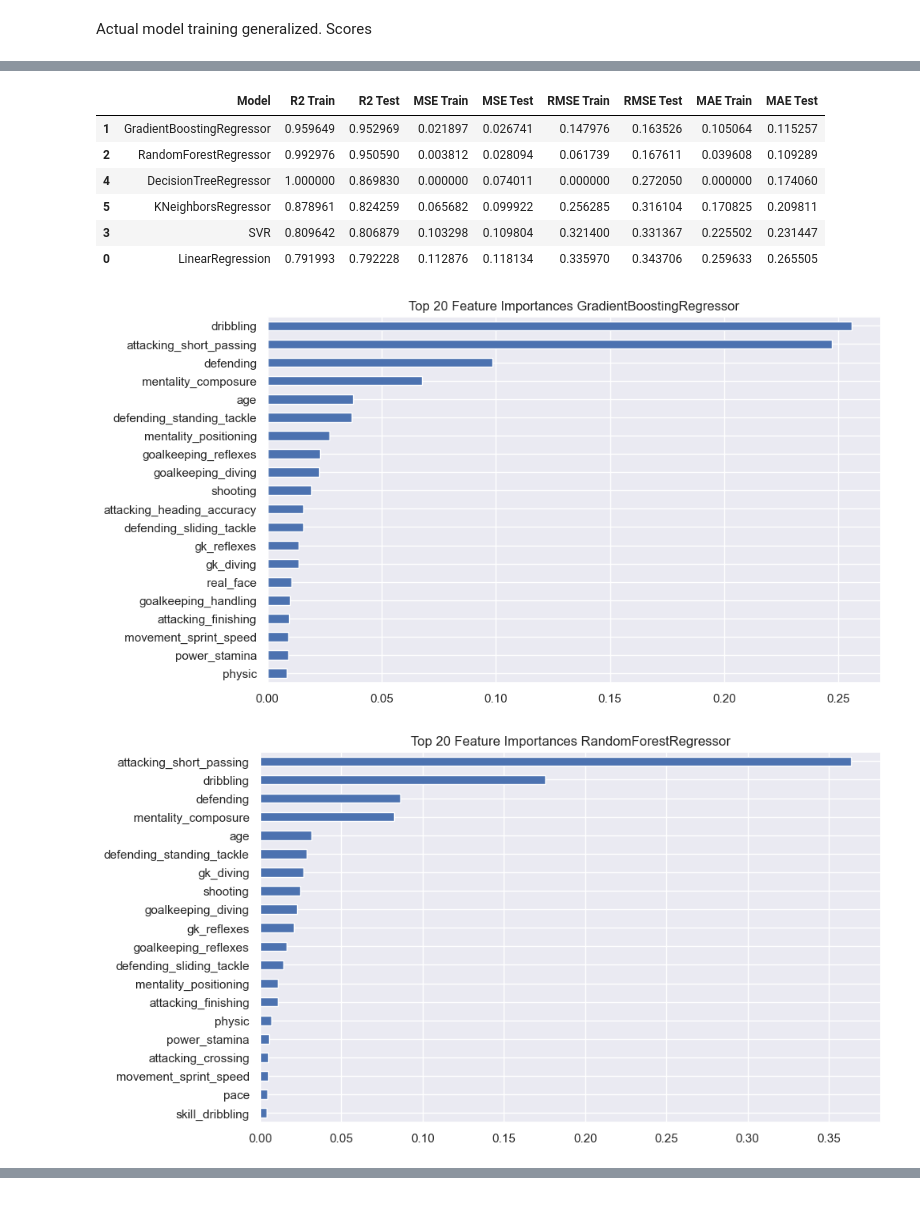
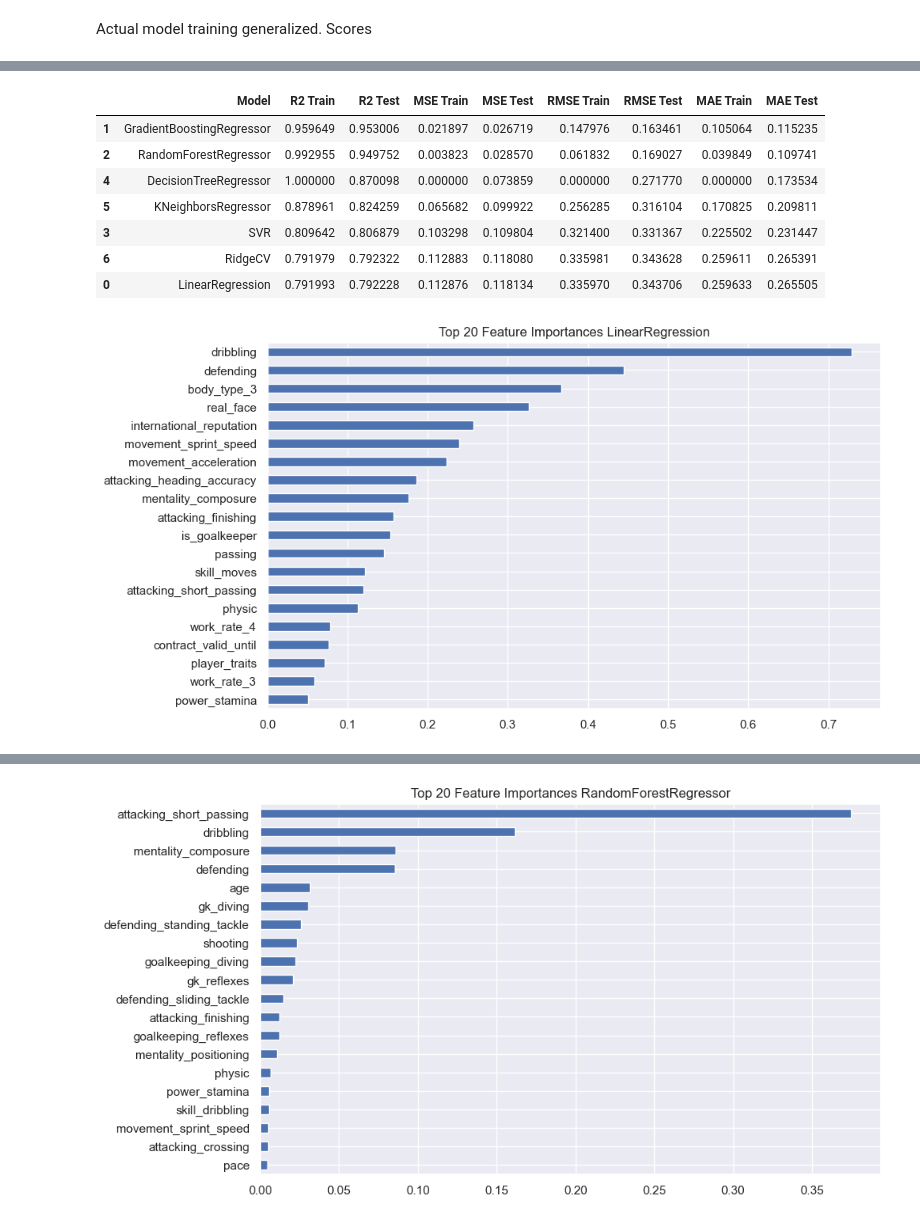
Before and after one commit to CDCSteki/data-science-internship, a Jupyter notebook: notebooks/week2_modeling.ipynb, the cells around one changed output, grey strips where cells are left out. Drawn from its saved outputs; the diff is of its cells as text; code cells hidden in the pictures.

```diff
--- a/notebooks/week2_modeling.ipynb
+++ b/notebooks/week2_modeling.ipynb
@@ -31,6 +31,16 @@ data = pd.read_csv("../data/cleaned/FIFA_players_21_cleaned.csv")
 Copying and changing columns to minimalize skewness. Also deleting unnecessary columns
 # %%
 df = data.copy()
+correlations = {}
+for col in df.columns:
+    if col != 'value_eur_m' and df[col].dtype != 'object':
+        correlations[col] = df['value_eur_m'].corr(df[col])
+
+sorted_corr = dict(sorted(correlations.items(), key=lambda item: item[1], reverse=True))
+
+for col, corr in sorted_corr.items():
+    print(f"Correlation between value_eur_m and {col}: {corr:.4f}")
+
 cols_to_log = ['wage_eur_year_m', 'value_eur_m', 'release_clause_eur_m']
 for col in cols_to_log:
     df[col] = np.log1p(df[col])
@@ -139,7 +149,8 @@ rf = RandomForestRegressor()
 dt = DecisionTreeRegressor()
 knn = KNeighborsRegressor()
 svr = SVR()
-models = [lr,gbr,rf,svr,dt,knn]
+rg = RidgeCV(alphas=np.logspace(-3, 3, 50))
+models = [lr,gbr,rf,svr,dt,knn,rg]
 models_imp = [gbr, rf, dt]
 
 results = []
@@ -159,7 +170,7 @@ for model in models:
     mae_test = mean_absolute_error(y_test, y_pred_test)
     mse_test = mean_squared_error(y_test, y_pred_test)
 
-    sns.scatterplot(x=y_pred_test, y=y_test, legend=False)
+    sns.scatterplot(x=y_pred_test, y=y_test, alpha=0.5, s=20, legend=False)
     plt.title(f'Difference between real and predicted value: {model.__class__.__name__}')
     plt.xlabel('Player predicted value')
     plt.ylabel('Player real value')
@@ -188,8 +199,14 @@ overral = overral.sort_values(by="R2 Test", ascending=False)
 overral = overral.style.background_gradient(cmap="viridis")
 display(overral)
 
-for model in models_imp:
-    feat_imp = pd.Series(model.feature_importances_, index=original_columns)
+for model in models:
+    if hasattr(model, 'feature_importances_'):
+        feat_imp = pd.Series(model.feature_importances_, index=original_columns)
+    elif hasattr(model, 'coef_'):
+        feat_imp = pd.Series(model.coef_.ravel(), index=original_columns)
+    else:
+        continue
+    feat_imp = feat_imp.sort_values(ascending=False)
     feat_imp.nlargest(20).plot(kind='barh', figsize=(10, 6), title=f'Top 20 Feature Importances {model.__class__.__name__}')
     plt.gca().invert_yaxis()
     plt.show()
@@ -203,9 +221,9 @@ for model in models_imp:
 |  | Model | R2 Train | R2 Test | MSE Train | MSE Test | RMSE Train | RMSE Test | MAE Train | MAE Test |
-| 1 | GradientBoostingRegressor | 0.959649 | 0.952969 | 0.021897 | 0.026741 | 0.147976 | 0.163526 | 0.105064 | 0.115257 |
-| 2 | RandomForestRegressor | 0.992976 | 0.950590 | 0.003812 | 0.028094 | 0.061739 | 0.167611 | 0.039608 | 0.109289 |
-| 4 | DecisionTreeRegressor | 1.000000 | 0.869830 | 0.000000 | 0.074011 | 0.000000 | 0.272050 | 0.000000 | 0.174060 |
+| 1 | GradientBoostingRegressor | 0.959649 | 0.953006 | 0.021897 | 0.026719 | 0.147976 | 0.163461 | 0.105064 | 0.115235 |
+| 2 | RandomForestRegressor | 0.992955 | 0.949752 | 0.003823 | 0.028570 | 0.061832 | 0.169027 | 0.039849 | 0.109741 |
+| 4 | DecisionTreeRegressor | 1.000000 | 0.870098 | 0.000000 | 0.073859 | 0.000000 | 0.271770 | 0.000000 | 0.173534 |
 | 5 | KNeighborsRegressor | 0.878961 | 0.824259 | 0.065682 | 0.099922 | 0.256285 | 0.316104 | 0.170825 | 0.209811 |
 | 3 | SVR | 0.809642 | 0.806879 | 0.103298 | 0.109804 | 0.321400 | 0.331367 | 0.225502 | 0.231447 |
+| 6 | RidgeCV | 0.791979 | 0.792322 | 0.112883 | 0.118080 | 0.335981 | 0.343628 | 0.259611 | 0.265391 |
 | 0 | LinearRegression | 0.791993 | 0.792228 | 0.112876 | 0.118134 | 0.335970 | 0.343706 | 0.259633 | 0.265505 |
-[figure, old version]
-[figure, old version]
+[figure, new version]
@@ -212,0 +231 @@ for model in models_imp:
+[figure, added]
```
Also changed, not shown: parts of 5 cells of this notebook.
